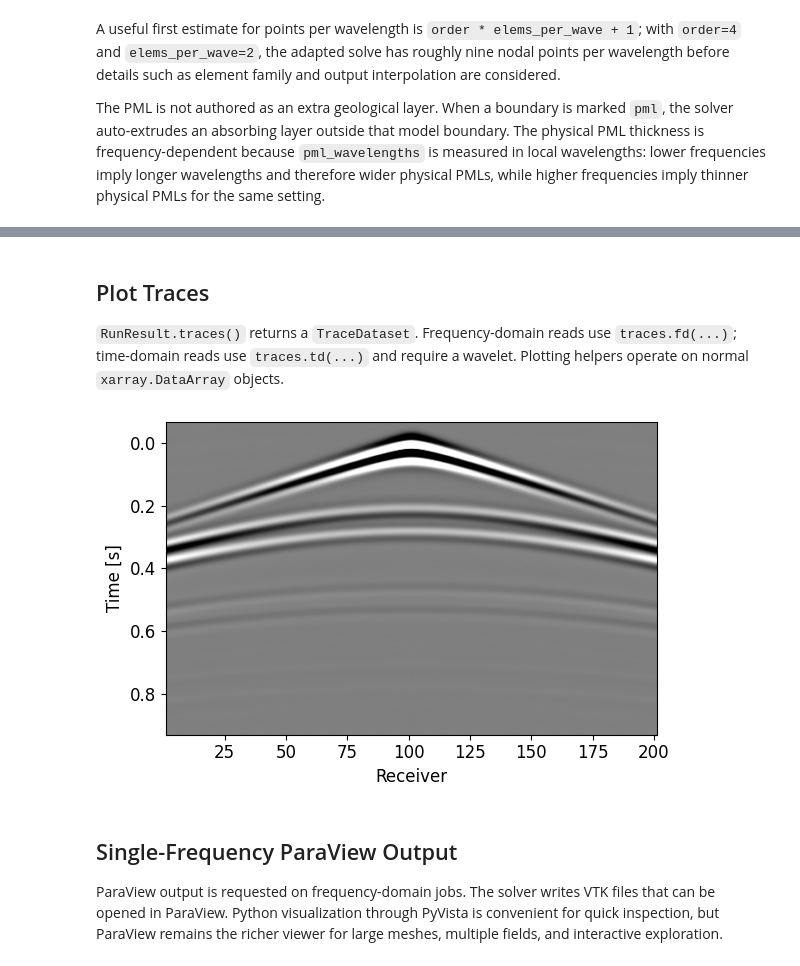
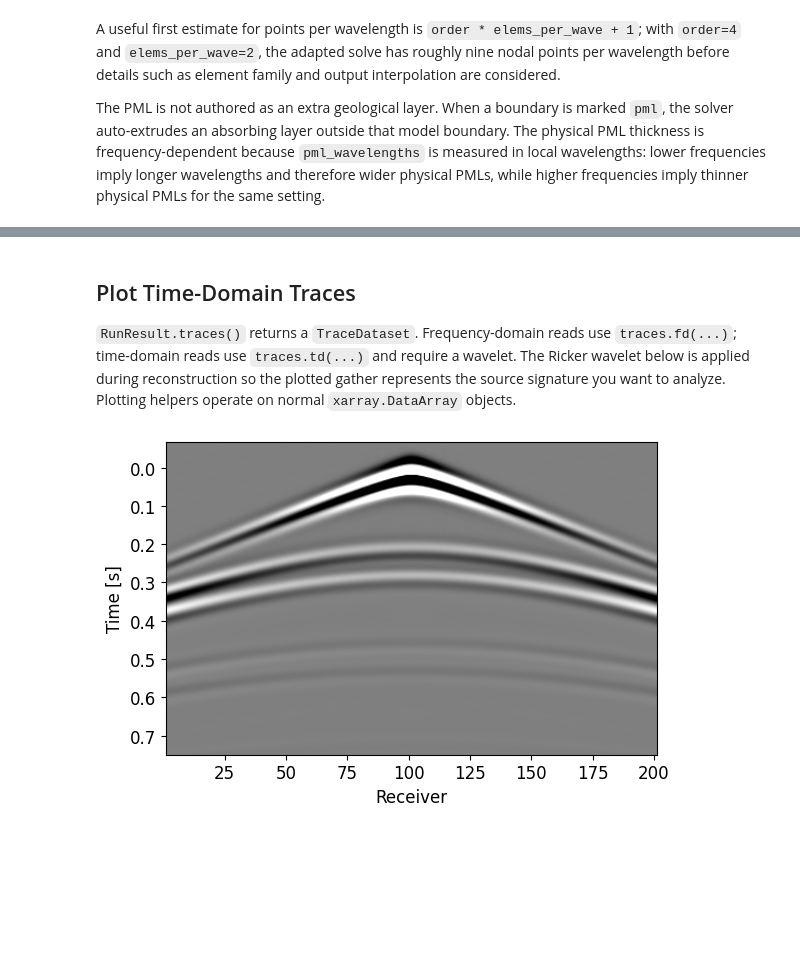
Before and after one commit to FrequenSol/FrequenSolve, a Jupyter notebook: examples/tutorials/01_modeling_basics/01_acoustic.ipynb, the cells around one changed output, grey strips where cells are left out. Cells and saved outputs as stored; diff of their text form; code cells hidden in the pictures; blank space fills up the shorter version.

```diff
--- a/examples/tutorials/01_modeling_basics/01_acoustic.ipynb
+++ b/examples/tutorials/01_modeling_basics/01_acoustic.ipynb
@@ -79,22 +78,22 @@ The model is a flat two-layer section with a top surface, one interface, and a b
 # %%
 model = fs.LayeredModel(name="model", dimension=2, x_limits=[0.0, 1.0])
-model.add_surface(name="top", depth=0.0 * u.km)
+model.add_surface(name="top", depth=0.0 * u.ft)
 model.add_layer(
     name="upper_layer",
     properties={
-        "Vp": 2.0 * u.km / u.s,
+        "Vp": 2000 * u.m / u.s,
         "Rho": 2.2 * u.g / u.cm**3,
     },
 )
-model.add_surface(name="interface", depth=0.25 * u.km)
+model.add_surface(name="interface", depth=250 * u.m)
 model.add_layer(
     name="lower_layer",
     properties={
-        "Vp": 2.8 * u.km / u.s,
+        "Vp": 2800 * u.m / u.s,
         "Rho": 2.4 * u.g / u.cm**3,
     },
 )
-model.add_surface(name="bottom", depth=0.5 * u.km)
+model.add_surface(name="bottom", depth=500 * u.m)
 
 sim += model
 model.plot("vp", figsize=(7, 3), aspect="equal")
@@ -129,8 +126,8 @@ The PML settings below use `pml_wavelengths=0.75`, meaning the absorbing layer i
 More complete cross-physics material and boundary tables are in the user guide page `Physics, Materials, And Boundaries`.
 # %%
 sim += model.hex_mesh_generator([8, 4])
-sim.mesh.set_adapt(elems_per_wave=2.0, order=4, f_low=5.0, f_high=30.0)
-sim.mesh.set_source_grading(d1=0.08, d0=0.02, mult=2.0)
+sim.mesh.set_adapt(elems_per_wave=2.0, order=4, f_low=5.0)
+sim.mesh.set_source_grading(d1=0.05, mult=2.0)
 
 sim += fs.BoundaryCondition(
     conditions=["free"],
@@ -139,7 +136,8 @@ sim += fs.BoundaryCondition(
 sim += fs.BoundaryCondition(
     conditions=["pml"],
     boundaries=["x_min", "x_max", "z_max"],
-    pml_wavelengths=0.75,
+    pml_wavelengths=0.5,
+    pml_reflection=1e-3,
 )
 # %% [markdown]
 ## Acquisition
@@ -148,11 +146,11 @@ Sources and receivers use physical global coordinates by default. Dense receiver
 # %%
 acq = fs.Acquisition()
-acq.add_source_group(kind="scalar", coords=[[0.5, 0.025]])
+acq.add_source_group(kind="scalar", coords=fs.Q_([[500, 25]], "m"))
 
 hydrophone = fs.ReceiverNode(name="hydrophone")
 hydrophone.add_component(name="p", field="pressure")
 
-receiver_coords = [[x, 0.05] for x in np.linspace(0.0, 1.0, 201)]
+receiver_coords = fs.Q_([[x, 50] for x in np.linspace(0, 1000, 201)], "m")
 acq.add_receiver_group(name="surface", device=hydrophone, coords=receiver_coords)
 sim += acq
 # %% [markdown]
@@ -192,16 +291,20 @@ A time-domain job is represented internally by a frequency sweep and reconstruct
 # %%
-sim += fs.Discretization()
-sim += fs.SolverConfig(tolerance=1.0e-4, grids=3)
-
-site = fs.LocalSite(shutdown_on_completion=True, verbose=True)
-job = fs.TimeDomainJob(
+td_job = fs.TimeDomainJob(
     name="time",
     simulation=sim,
     f_min=0.0,
     f_max=45.0,
-    T_max=1.0,
+    T_max=2.0,
 )
-result = site.submit(job).wait()
+
+print(f"\nFrequency tasks for job: {td_job.name}")
+for i,f in enumerate(td_job.f_list[:10]):
+    print(f"   Task {i}: {f.real} + {f.imag}i Hz")
+print("   ...\n")
+
+handle = site.submit(td_job)
+result = handle.wait()
+
 traces = result.traces(upscale=4)
 traces.summary
 # %% [output]
@@ -221,23 +336,19 @@ surface
 # %% [markdown]
-## Plot Traces
+## Plot Time-Domain Traces
 
-`RunResult.traces()` returns a `TraceDataset`. Frequency-domain reads use `traces.fd(...)`; time-domain reads use `traces.td(...)` and require a wavelet. Plotting helpers operate on normal `xarray.DataArray` objects.
+`RunResult.traces()` returns a `TraceDataset`. Frequency-domain reads use `traces.fd(...)`; time-domain reads use `traces.td(...)` and require a wavelet. The Ricker wavelet below is applied during reconstruction so the plotted gather represents the source signature you want to analyze. Plotting helpers operate on normal `xarray.DataArray` objects.
 # %%
 wavelet = fs.RickerWavelet(f=15.0)
 group = traces.groups[0]
 component = traces.components(group)[0]
 source = traces.sources(group)[0]
 
-gather = traces.td(group, component, source, wavelet, upscale=4)
+gather = traces.td(group, component, source, wavelet, upscale=4, T_max = 0.75)
 fig, ax = fs.plot_gather(
     gather,
     A=2.0 * np.std(np.abs(gather.values)),
     cmap="gray",
     figsize=(6, 4),
 )
 # %% [output]
-[figure, old version]
+[figure, new version]
-# %% [markdown]
-## Single-Frequency ParaView Output
-
-ParaView output is requested on frequency-domain jobs. The solver writes VTK files that can be opened in ParaView. Python visualization through PyVista is convenient for quick inspection, but ParaView remains the richer viewer for large meshes, multiple fields, and interactive exploration.
```
Also changed, not shown: parts of 23 cells of this notebook, 58 other files.
